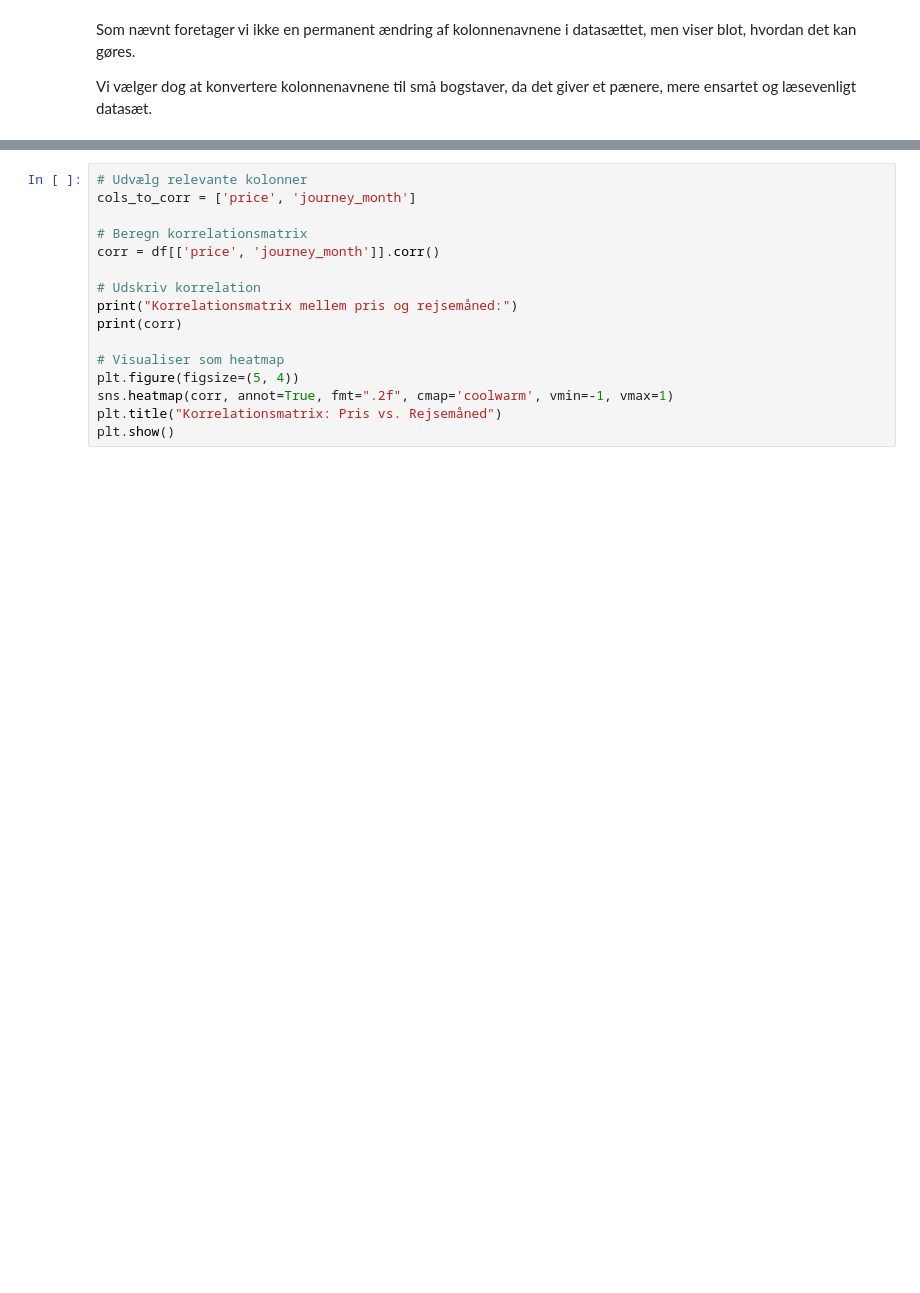
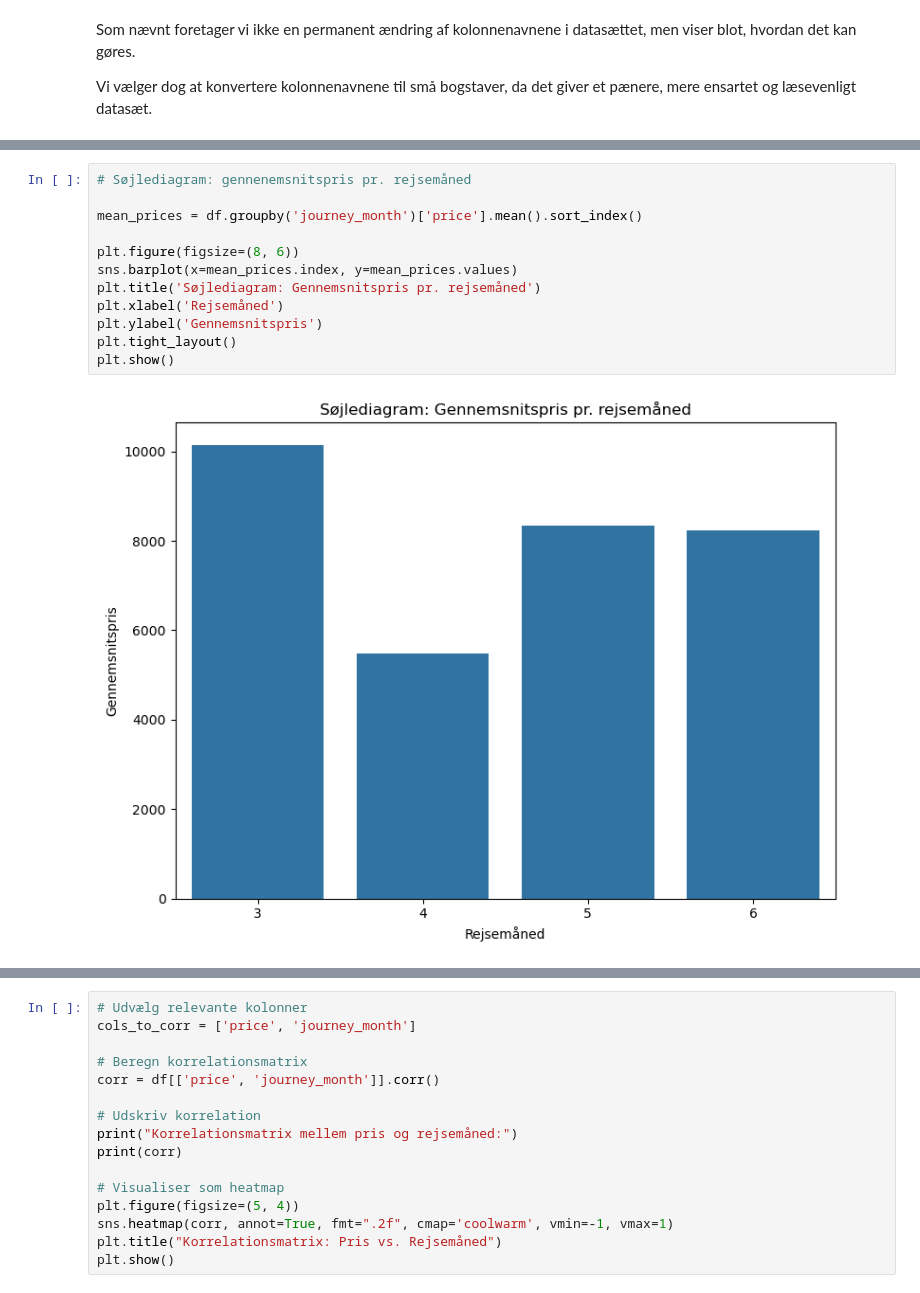
Before and after one commit to AllanChandler/BI-Exam, a Jupyter notebook: Notebook/Spørgsmål 3.ipynb, the cells around one changed output, grey strips where cells are left out. Drawn from its saved outputs; the diff is of its cells as text; blank space fills up the shorter version.

```diff
--- a/Notebook/Spørgsmål 3.ipynb
+++ b/Notebook/Spørgsmål 3.ipynb
@@ -476,0 +378,14 @@ Samlet set viser analysen, at rejsemåneden har en væsentlig indflydelse på pr
+# %%
+# Søjlediagram: gennenemsnitspris pr. rejsemåned
+
+mean_prices = df.groupby('journey_month')['price'].mean().sort_index()
+
+plt.figure(figsize=(8, 6))
+sns.barplot(x=mean_prices.index, y=mean_prices.values)
+plt.title('Søjlediagram: Gennemsnitspris pr. rejsemåned')
+plt.xlabel('Rejsemåned')
+plt.ylabel('Gennemsnitspris')
+plt.tight_layout()
+plt.show()
+# %% [output]
+[figure, added]
```
Also changed, not shown: parts of 115 cells of this notebook.
